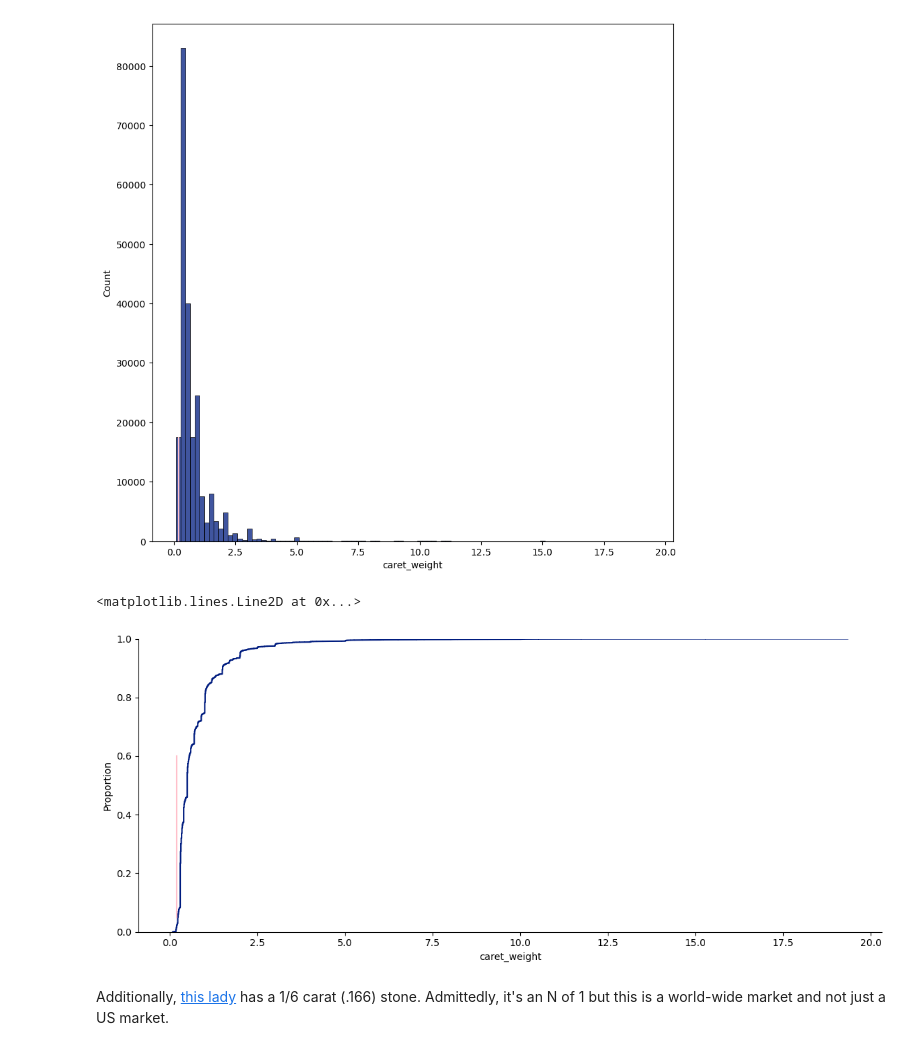
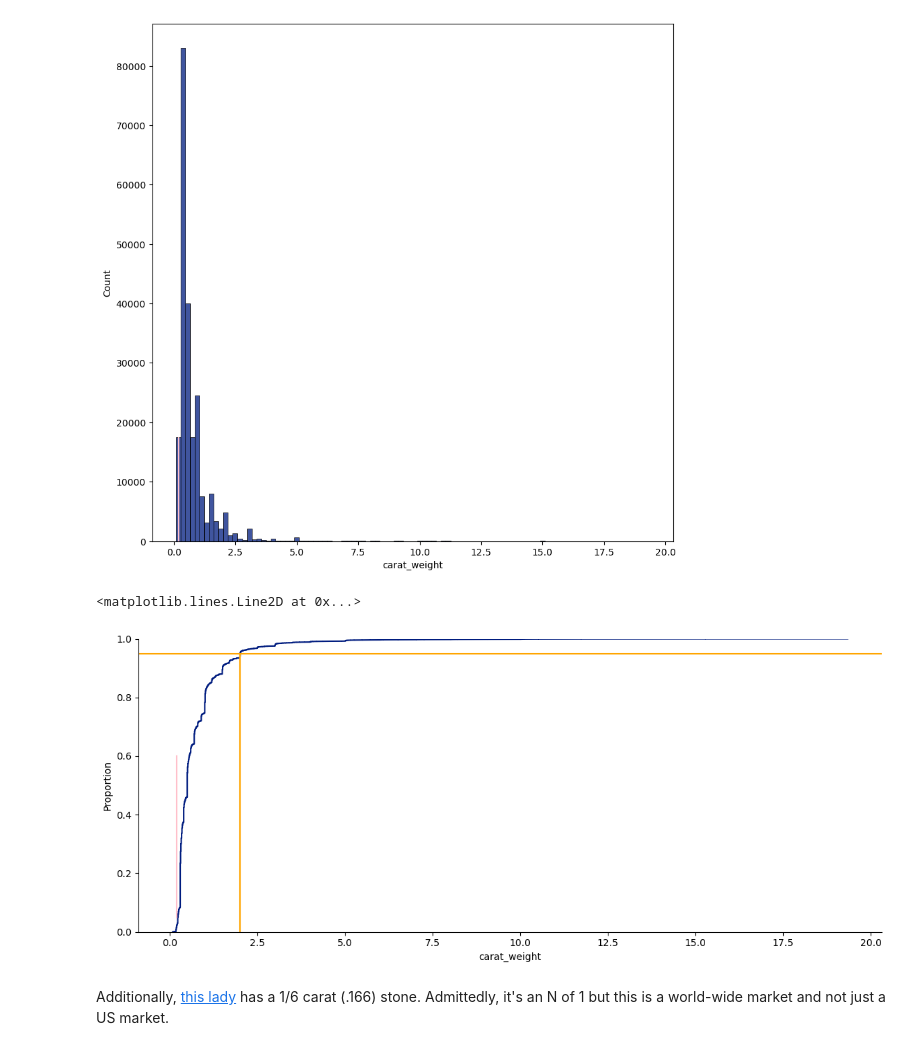
Before and after one commit to Little-PyProjects/Bees, a Jupyter notebook: Diamonds/notebooks/EDA.ipynb, the cells around one changed output. Saved outputs shown, nothing was run; the diff lists cells and outputs as text; code cells hidden in the pictures.

Commit message:
Spell carat correctly; Add quote from Wired 2003

```diff
--- a/Diamonds/notebooks/EDA.ipynb
+++ b/Diamonds/notebooks/EDA.ipynb
@@ -110,10 +110,15 @@ plt.axvline(.2, 0.0, 0.2,  c='pink')
 <matplotlib.lines.Line2D at 0x...>
 [figure]
 # %%
-sns.displot(df, x="caret_weight", aspect=2.3,  kind="ecdf")
+sns.displot(df, x="carat_weight", aspect=2.3,  kind="ecdf")
+# melee diamonds (<.2 carats)
 plt.axvline(.2, 0.05, 0.6, c='pink')
+
+# The top 5% of diamonds in terms of carat_weight are greater than or equal 2.0 carats
+plt.axvline(2.0, 0.0, 0.95, c='orange')
+plt.axhline(.95, 0.0, c='orange')
 # %% [output]
 <matplotlib.lines.Line2D at 0x...>
-[figure, old version]
+[figure, new version]
 # %% [markdown]
 Additionally, [this lady](https://slate.com/human-interest/2013/01/dear-prudence-is-my-engagement-ring-diamond-too-small.html) has a 1/6 carat (.166) stone. Admittedly, it's an N of 1 but this is a world-wide market and not just a US market.
```
Also changed, not shown: parts of 37 cells of this notebook.
